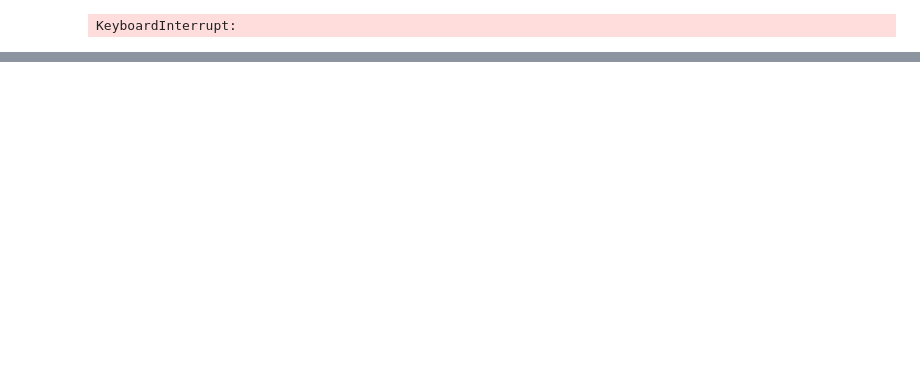
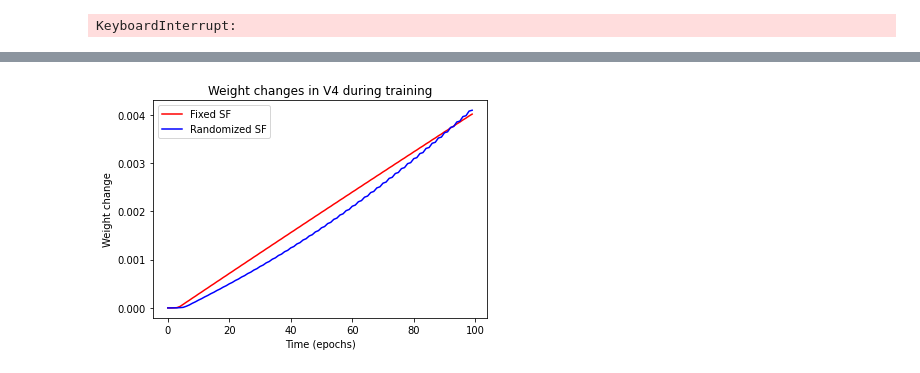
Before and after one commit to pacochow/Modelling-vpl, a Jupyter notebook: Locally_connected_network.ipynb, the cells around one changed output, grey strips where cells are left out. Cells and saved outputs as stored; diff of their text form; code cells hidden in the pictures; blank space fills up the shorter version.

```diff
--- a/Locally_connected_network.ipynb
+++ b/Locally_connected_network.ipynb
@@ -833,0 +435,7 @@ plt.title("Change in bandwidth for V1 tuning curves of networks trained on diffe
+# %%
+schoups_net.plot_weight_change('red', v4 = True)
+ghose_net.plot_weight_change('blue', v4 = True)
+plt.legend(["Fixed SF", "Randomized SF"]);
+plt.title("Weight changes in V4 during training");
+# %% [output]
+[figure, added]
```
Also changed, not shown: parts of 69 cells of this notebook, 1 other file.
